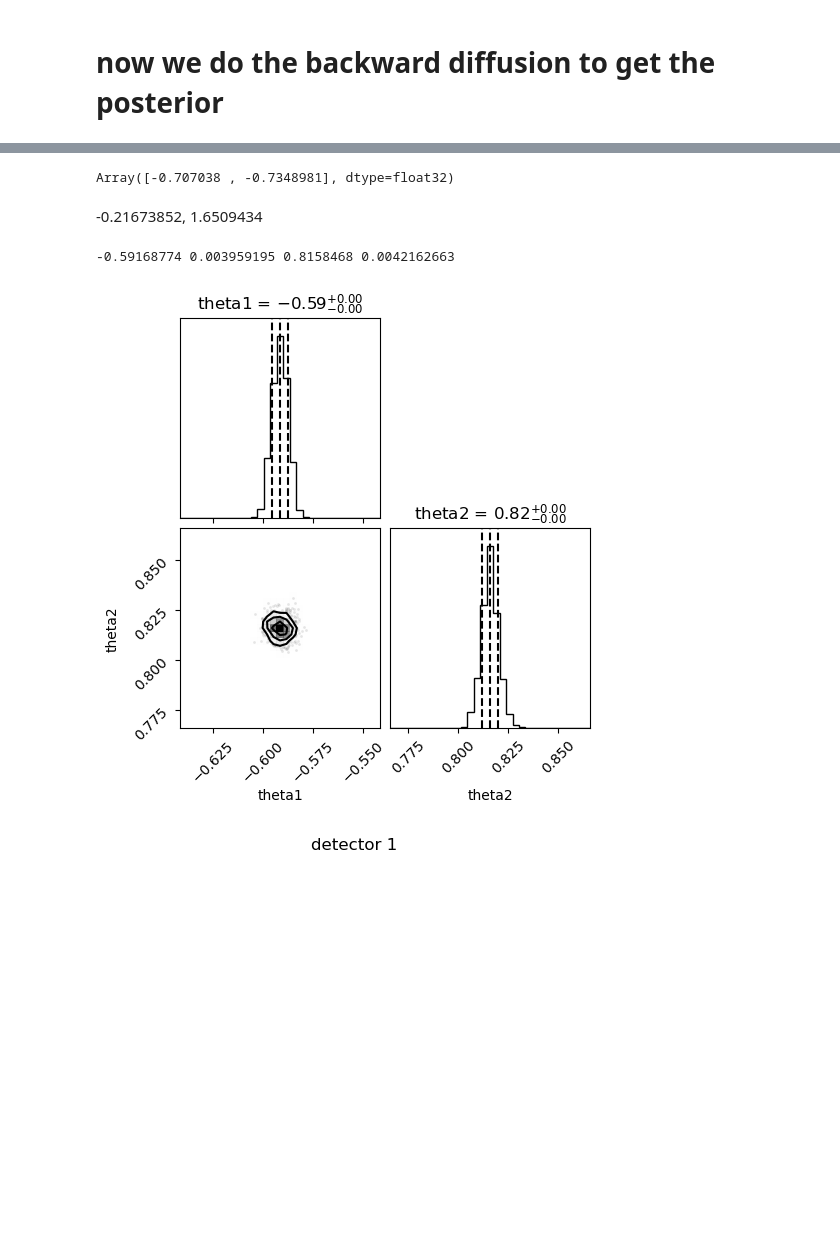
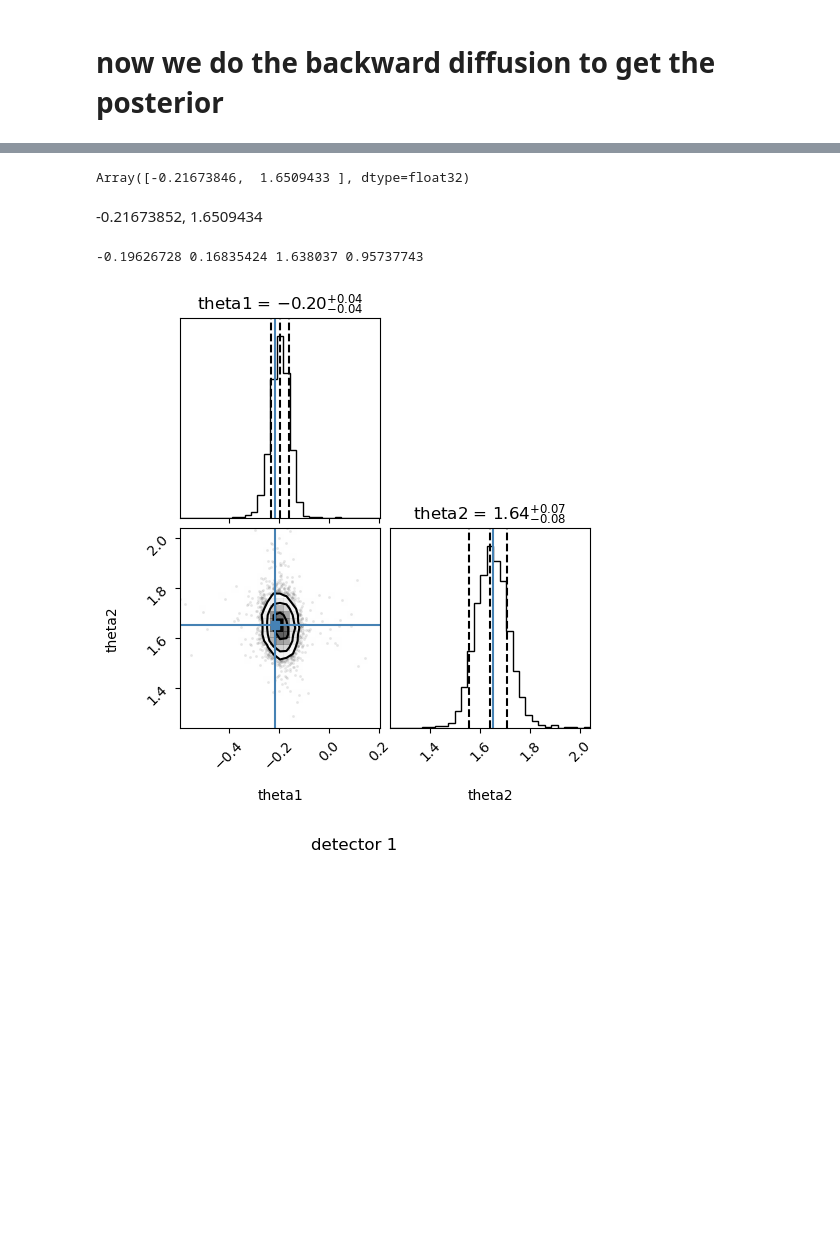
Before and after one commit to aurelio-amerio/diffusion, a Jupyter notebook: devel/gw-example/sbi_test.ipynb, the cells around one changed output, grey strips where cells are left out. Cells and saved outputs as stored; diff of their text form; code cells hidden in the pictures.

```diff
--- a/devel/gw-example/sbi_test.ipynb
+++ b/devel/gw-example/sbi_test.ipynb
@@ -278,7 +278,7 @@ class Simformer(nnx.Module):
         out = jax.tree.map(lambda x, fn: fn(x), out, self.output_fn)
         out = jnp.concatenate(out, axis=-1)
         out = jnp.squeeze(out, axis=-2)
-        out = output_scale_fn(t, out)
+        out = output_scale_fn(out, t)
 
         return out
 # %%
@@ -529,7 +568,7 @@ edge_mask1 = edge_mask1.at[2, :].set(False)
 edge_mask2 = edge_mask.at[:, 3].set(False)
 edge_mask2 = edge_mask2.at[3, :].set(False)
 # %%
-index = 40
+index = 42
 x_o = jax.device_put(data_test_flat[index], jax.devices("gpu")[0])
 x_o[:2]
 # %% [output]
@@ -539,7 +578,7 @@ rev = ve.reverse(score_model)
 # %%
 rng = jax.random.PRNGKey(42)
 score_args = {"data_id": node_id, "condition_mask": condition_mask, "edge_mask": edge_mask}
-sample = rev.sample(rng, 1000, condition_mask=condition_mask, condition_value=x_o, score_args=score_args)
+sample = rev.sample(rng, 5000, condition_mask=condition_mask, condition_value=x_o, score_args=score_args)
 # %%
 # rng = jax.random.PRNGKey(42)
 # score_args = {"data_id": node_id, "condition_mask": condition_mask, "edge_mask": edge_mask1}
@@ -588,7 +627,7 @@ data_ = {"theta1":thetas_sampled[:, 0], "theta2":thetas_sampled[:, 1]}
 # %%
 theta_true[0]
 # %% [output]
-Array([-0.707038 , -0.7348981], dtype=float32)
+Array([-0.21673846,  1.6509433 ], dtype=float32)
 # %% [markdown]
 -0.21673852,  1.6509434
 # %%
@@ -599,21 +638,21 @@ s2=jnp.std(data_["theta2"])
 
 print(m1, s1, m2, s2)
 # %% [output]
--0.59168774 0.003959195 0.8158468 0.0042162663
+-0.19626728 0.16835424 1.638037 0.95737743
 # %%
-dx = 0.05
-dy = 0.05
+dx = 0.4
+dy = 0.4
 
 figure = corner.corner(data_, bins=31, range=[[m1-dx,m1+dx],[m2-dy,m2+dy]],
                        quantiles=[0.16, 0.5, 0.84],show_titles=True,
                        truths=theta_true[0],
                       plot_contours=True,
                       smooth=None)
 #axes = np.array(figure.axes).reshape((2, 2))
 #axes[1,0].scatter(theta_true[:,0], theta_true[:,1], color="red", zorder=10)
 plt.show()
 # %% [output]
-[figure, old version]
+[figure, new version]
 # %%
 import matplotlib.gridspec as gridspec
 
```
Also changed, not shown: parts of 13 cells of this notebook, 3 other files.
